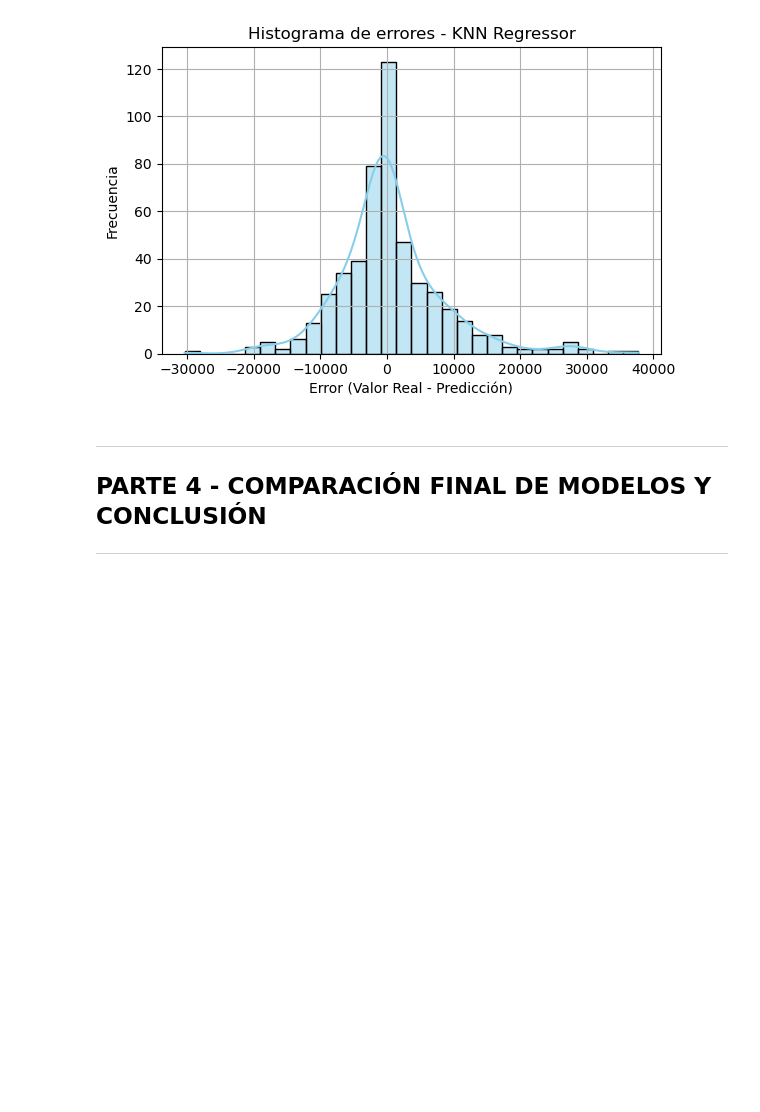
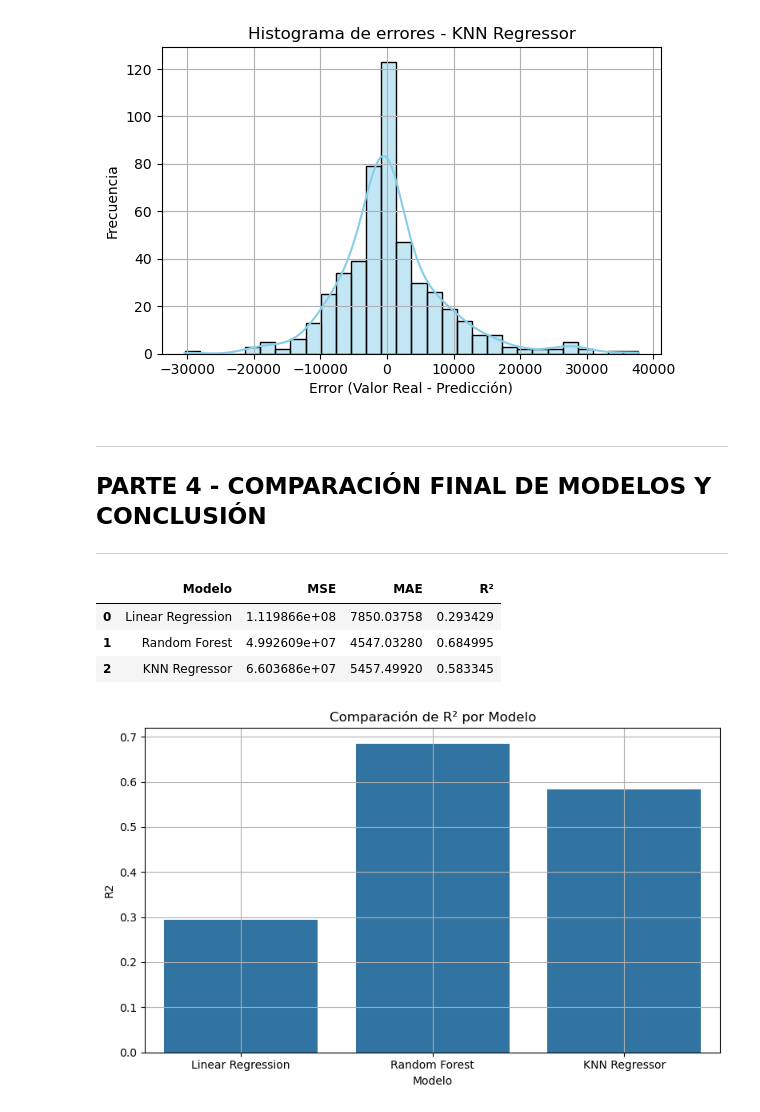
Before and after one commit to J-SALGADOM/IIA_Proyecto, a Jupyter notebook: IIA_Proyecto_Codigo.ipynb, the cells around one changed output. Cells and saved outputs as stored; diff of their text form; code cells hidden in the pictures; blank space fills up the shorter version.

```diff
--- a/IIA_Proyecto_Codigo.ipynb
+++ b/IIA_Proyecto_Codigo.ipynb
@@ -320,3 +320,28 @@ for nombre, errores in errores_modelos.items():
 ---
 ## PARTE 4 - COMPARACIÓN FINAL DE MODELOS Y CONCLUSIÓN
 ---
+# %%
+# TABLA COMPARATIVA DE LOS MODELOS.
+
+df_resultados = df_resultados.drop_duplicates(subset='Modelo')
+display(df_resultados)
+# %% [output]
+|  | Modelo | MSE | MAE | R² |
+| 0 | Linear Regression | 1.119866e+08 | 7850.03758 | 0.293429 |
+| 1 | Random Forest | 4.992609e+07 | 4547.03280 | 0.684995 |
+| 2 | KNN Regressor | 6.603686e+07 | 5457.49920 | 0.583345 |
+# %%
+#CREAMOS UN GRAFICO COMPARATIVO DE LOS MODELOS EN LA METRICA R2.
+
+df_resultados['R²'] = pd.to_numeric(df_resultados['R²'], errors='coerce')
+
+plt.figure(figsize=(8, 5))
+sns.barplot(x='Modelo', y='R²', data=df_resultados)
+plt.title('Comparación de R² por Modelo')
+plt.ylabel('R2')
+plt.xlabel('Modelo')
+plt.grid(True)
+plt.tight_layout()
+plt.show()
+# %% [output]
+[figure, added]
```
Also changed, not shown: parts of 3 cells of this notebook.
